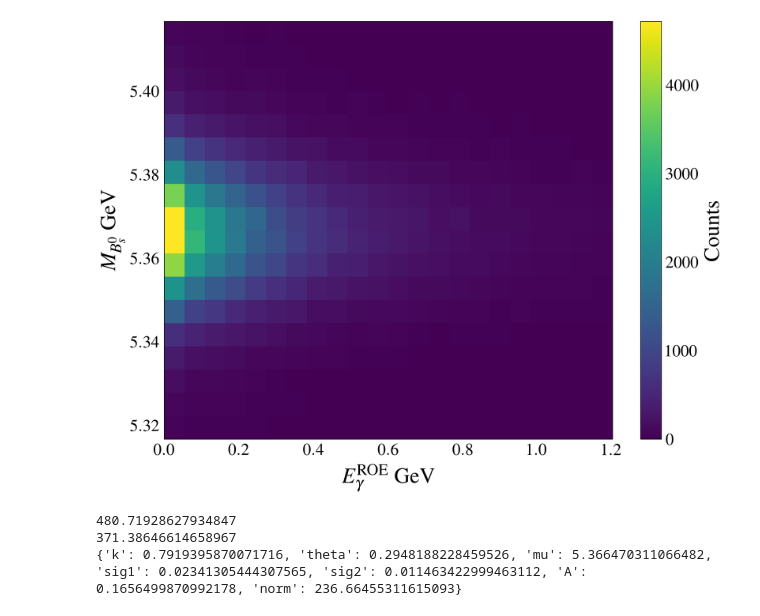
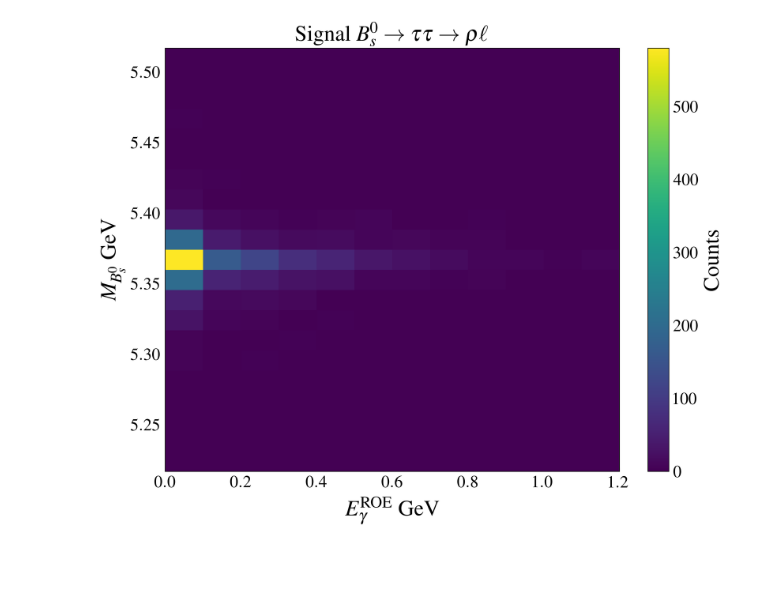
Before and after one commit to Clai101/Bs_tautau_an, a Jupyter notebook: MC_sig.ipynb, the cells around one changed output. Drawn from its saved outputs; the diff is of its cells as text; code cells hidden in the pictures; blank space fills up the shorter version.

```diff
--- a/MC_sig.ipynb
+++ b/MC_sig.ipynb
@@ -53,5 +40,5 @@ with open("output/columns_and_fom.json", "r") as f:
 columns = data_to_save["columns"]
 FoM = data_to_save["FoM"]
 # %%
-data = get_values(dataset, columns + ['E_gamma_in_ROE', 'M0'], filter_mask=(mask & mask_lep & (pc.field("is0") == 1) & mask_is1))
+data = get_values(dataset, columns + ['E_gamma_in_ROE', 'MBtag'], filter_mask=(mask_sig & mods_cut[current_mod][0]))
 # %% [output]
@@ -59,3 +46,22 @@ Total data size: 5.09 MB
+# %%
+from xgboost import XGBClassifier
+import json
+model = XGBClassifier()
+model.load_model(f"models/bdt_model_{mods_cut[current_mod][1]}.json")
+with open(f"models/columns_and_fom_{mods_cut[current_mod][1]}.json", "r") as f:
+    data_to_save = json.load(f)
+columns = data_to_save["columns"]
+FoM = data_to_save["FoM"][current_mod]
+# %%
+X_new = data[columns]
+
+bdt_scores = model.predict_proba(X_new)[:, 1]
+
+data["bdt_score"] = bdt_scores
+
+selected_mask = data["bdt_score"] > FoM
+
+selected_data = data[selected_mask]
 # %%
 wbin = 0.05
 a = 0
@@ -88,8 +70,8 @@ def exp_dis(x, lam, a=0, b=0):
 # %%
 BS0 = 5.366691
 # %%
-wbin_x, a_x, b_x = 0.05, 0, 1.2
-wbin_y, a_y, b_y = 0.005, BS0-0.05, BS0+0.05
+wbin_x, a_x, b_x = mods_cut[current_mod][3], 0, 1.2
+wbin_y, a_y, b_y = mods_cut[current_mod][4], Bs_m - 0.15, Bs_m + 0.15
 
-bins_x = np.linspace(a_x, b_x, int((b_x - a_x) // wbin_x))
-bins_y = np.linspace(a_y, b_y, int((b_y - a_y) // wbin_y))
+bins_x = np.linspace(a_x, b_x, int((b_x - a_x) // wbin_x + 2))
+bins_y = np.linspace(a_y, b_y, int((b_y - a_y) // wbin_y + 2))
@@ -98,11 +78,19 @@ bin_centers, counts, N = compute_nd_histogram(dataset, [bins_x, bins_y], ["E_gam
 # %%
+values = selected_data[["E_gamma_in_ROE", "MBtag"]].values
+
+counts, _ = np.histogramdd(values, bins=(bins_x, bins_y))
+bin_centers = [0.5 * (b[:-1] + b[1:]) for b in (bins_x, bins_y)]
+bin_centers = np.meshgrid(*bin_centers, indexing='ij')
+
+
 
 plt.figure(figsize=(8, 6))
 pmesh = plt.pcolormesh(*bin_centers, counts)
-plt.xlabel(r"$E_\gamma^{\mathrm{ROE}} \ \mathrm{GeV}$")
+plt.xlabel(r"$E_\gamma^{\mathrm{ROE}}\ \mathrm{GeV}$")
 plt.ylabel(r"$M_{B_s^0}\ \mathrm{GeV}$")
+plt.title(rf"Signal $B_s^0 \to \tau \tau \to {mods_cut[current_mod][2]}$")
 plt.colorbar(pmesh, label="Counts")
-plt.savefig("output/sig_E_ROE_M_Bs.pdf", dpi=700)
+plt.savefig(f"output/sig_E_ROE_M_Bs{current_mod}.pdf", dpi=700)
 plt.show()
 # %% [output]
-[figure, old version]
+[figure, new version]
@@ -160,6 +96,0 @@ def max_bin_lik(f, bin_centers, counts, args0, bounds=dict(), err_need = False):
-# %%
-rez, pdf = max_bin_lik(f_sig, bin_centers, counts, args)
-# %% [output]
-480.71928627934847
-371.38646614658967
-{'k': 0.7919395870071716, 'theta': 0.2948188228459526, 'mu': 5.366470311066482, 'sig1': 0.02341305444307565, 'sig2': 0.011463422999463112, 'A': 0.1656499870992178, 'norm': 236.66455311615093}
```
Also changed, not shown: parts of 24 cells of this notebook, 54 other files.
